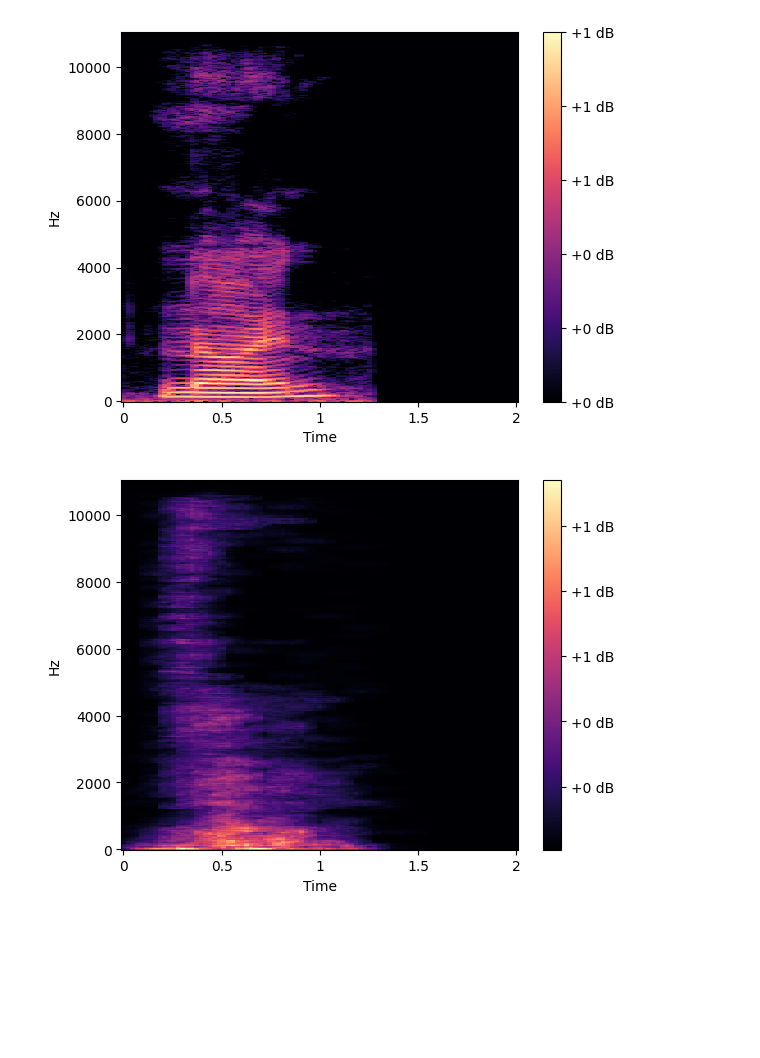
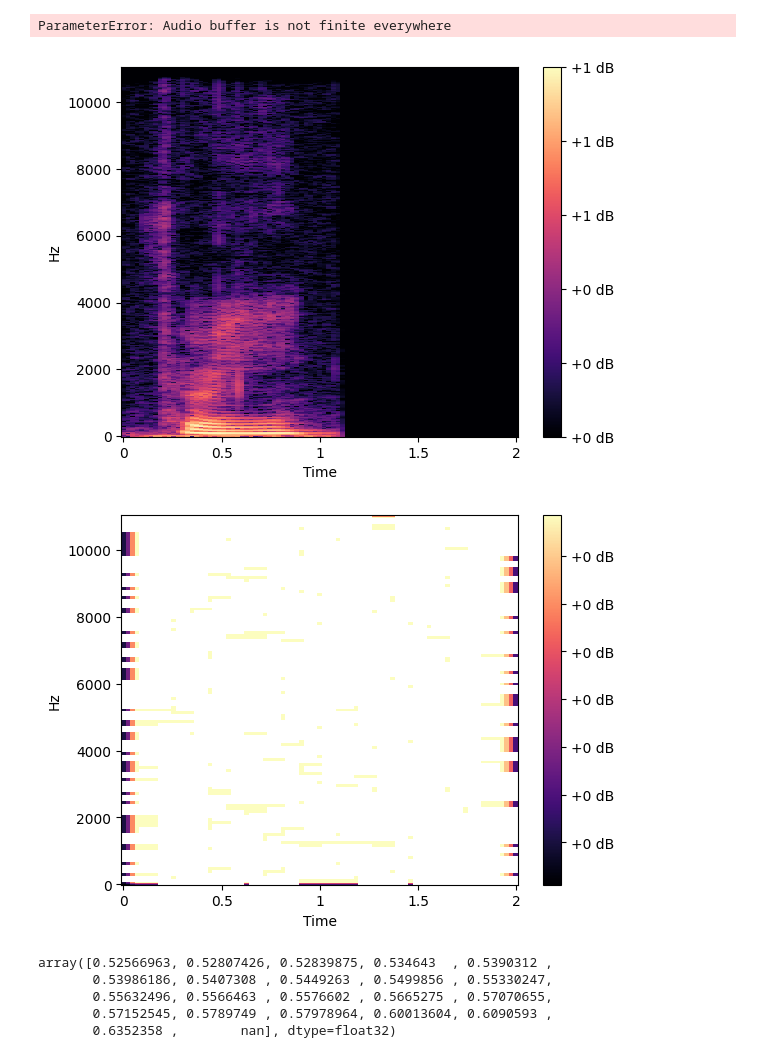
Before and after one commit to damianlacz/AudioMNIST-recon-gan, a Jupyter notebook: audio_recon.ipynb, the cells around one changed output. Cells and saved outputs as stored; diff of their text form; code cells hidden in the pictures; blank space fills up the shorter version.

```diff
--- a/audio_recon.ipynb
+++ b/audio_recon.ipynb
@@ -110,30 +150,35 @@ X_test = X_test.reshape(*X_test.shape, 1)
+# %%
+X_train, X_test, _, _ = train_test_split(spectrograms, np.random.rand(y.shape[0],), random_state= 12, shuffle = True, test_size = 0.33)
+
+X_train, train_min, train_max = normalize(X_train, type = 'minmax')
+X_test, test_min, test_max = normalize(X_test, type = 'minmax')
+X_train = X_train.reshape(*X_train.shape, 1)
+X_test = X_test.reshape(*X_test.shape, 1)
 # %%
-import vae
 # Instantiate and compile the VAE
-input_shape = (513, 87, 1)  # Example input shape, should match your preprocessed data
-latent_dim = 32
-output_shape = (127, 20, 4)
+input_shape = (512, 87, 1)  # Example input shape, should match your preprocessed data
+latent_dim = 16
+output_shape = (127, 20, 1)
+
 encoder = build_encoder(input_shape, latent_dim)
 decoder = build_decoder(latent_dim, output_shape)
-vae_model = vae.VAE(encoder, decoder)
-batch_size = 16
-vae_model.compile(optimizer=tf.keras.optimizers.Adam(learning_rate = 1e-2))
+vae = VAE(encoder, decoder)
+batch_size = 32
+vae.compile(optimizer=tf.keras.optimizers.Adam(learning_rate = 1e-4))
 # %%
 import matplotlib.pyplot as plt
 # Train the VAE
-vae_model.fit(X_train, epochs=150, batch_size = batch_size)
-
+vae.fit(X_train, epochs=200, batch_size = batch_size, shuffle = True)
+reconstructed_audio = vae.predict(X_test[:32])[1]
 
 fig, ax = plt.subplots()
 img = librosa.display.specshow(X_test[0].reshape(X_test[0].shape[0], X_test[0].shape[1]), x_axis='time', y_axis='linear', ax=ax)
 fig.colorbar(img, ax=ax, format="%+2.f dB")
-reconstructed_audio = vae_model.predict(spectrograms[:111].reshape(*spectrograms[:111].shape, 1))
-
 
 fig, ax = plt.subplots()
-img = librosa.display.specshow(reconstructed_audio[0].reshape(reconstructed_audio[0].shape[0], reconstructed_audio[0].shape[1]), x_axis='time', y_axis='linear', ax=ax)
+img = librosa.display.specshow(reconstructed_audio.reshape(reconstructed_audio.shape[0], reconstructed_audio.shape[1]), x_axis='time', y_axis='linear', ax=ax)
 fig.colorbar(img, ax=ax, format="%+2.f dB")
 
-sf.write("C:/Users/damia/test_audio/audio.wav", librosa.istft(spectrograms[1]), samplerate=sr)
-sf.write("C:/Users/damia/test_audio/audio_recon.wav", librosa.istft(reconstructed_audio[1].reshape(reconstructed_audio[1].shape[0], reconstructed_audio[1].shape[1]), hop_length=256, n_fft=1024), samplerate = sr)
+sf.write("C:/Users/Admin/test_audio/audio.wav", librosa.griffinlim(denormalize(X_test[1, :, :, 0], test_min, test_max, type = 'minmax')), samplerate=sr)
+sf.write("C:/Users/Admin/test_audio/audio_recon.wav", librosa.istft(denormalize(reconstructed_audio[:, :, 0], test_min, test_max, type = 'minmax')), samplerate = sr)
 # %% [output]
@@ -158,13 +237,13 @@ fig, ax = plt.subplots()
 img = librosa.display.specshow(X_test[0].reshape(X_test[0].shape[0], X_test[0].shape[1]), x_axis='time', y_axis='linear', ax=ax)
 fig.colorbar(img, ax=ax, format="%+2.f dB")
 
-reconstructed_audio = vae_model.predict(spectrograms[:122].reshape(*spectrograms[:122].shape, 1))[0]
+reconstructed_audio = vae.predict(spectrograms[:122].reshape(*spectrograms[:122].shape, 1))[0]
 
 
 fig, ax = plt.subplots()
 img = librosa.display.specshow(reconstructed_audio.reshape(reconstructed_audio.shape[0], reconstructed_audio.shape[1]), x_axis='time', y_axis='linear', ax=ax)
 fig.colorbar(img, ax=ax, format="%+2.f dB")
 
-sf.write("C:/Users/damia/test_audio/audio.wav", y[3] / y[3].max(), samplerate=sr)
-sf.write("C:/Users/damia/test_audio/audio_recon.wav", librosa.griffinlim(S = reconstructed_audio.reshape(reconstructed_audio.shape[0], reconstructed_audio.shape[1]), hop_length=256, n_fft=1024), samplerate = sr)
+sf.write("C:/Users/Admin/test_audio/audio.wav", y[3] / y[3].max(), samplerate=sr)
+sf.write("C:/Users/Admin/test_audio/audio_recon.wav", librosa.griffinlim(S = reconstructed_audio.reshape(reconstructed_audio.shape[0], reconstructed_audio.shape[1]), hop_length=hop_length, n_fft=frame_size), samplerate = sr)
 # %% [output]
@@ -172,2 +251,11 @@ sf.write("C:/Users/damia/test_audio/audio_recon.wav", librosa.griffinlim(S = rec
+ParameterError: Audio buffer is not finite everywhere
-[figure, old version]
+[figure, new version]
-[figure, old version]
+[figure, new version]
+# %%
+np.unique(reconstructed_audio)
+# %% [output]
+array([0.52566963, 0.52807426, 0.52839875, 0.534643  , 0.5390312 ,
+       0.53986186, 0.5407308 , 0.5449263 , 0.5499856 , 0.55330247,
+       0.55632496, 0.5566463 , 0.5576602 , 0.5665275 , 0.57070655,
+       0.57152545, 0.5789749 , 0.57978964, 0.60013604, 0.6090593 ,
+       0.6352358 ,        nan], dtype=float32)
```
Also changed, not shown: parts of 14 cells of this notebook.
